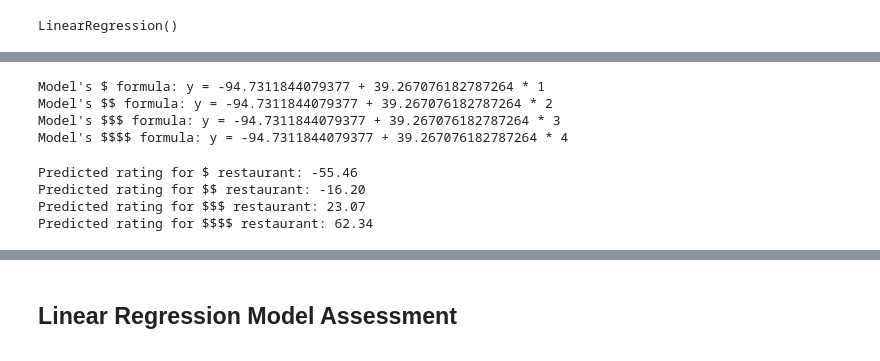
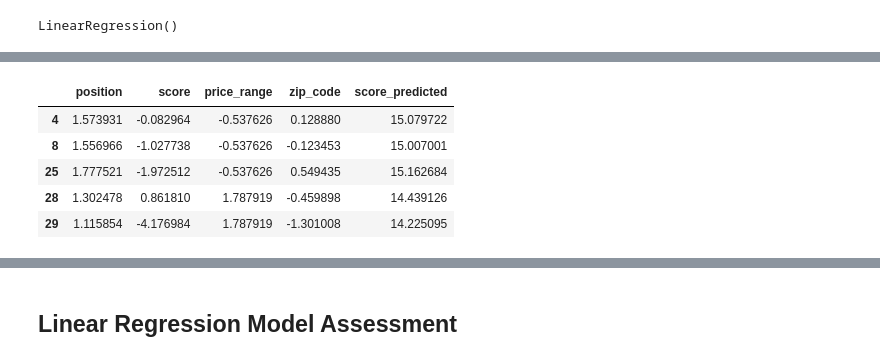
Before and after one commit to vmueller13/Project4_SanAntonioRestaurants, a Jupyter notebook: Restaurants_SanAntonio(after_cleaning).ipynb, the cells around one changed output, grey strips where cells are left out. Drawn from its saved outputs; the diff is of its cells as text; code cells hidden in the pictures.

```diff
--- a/Restaurants_SanAntonio(after_cleaning).ipynb
+++ b/Restaurants_SanAntonio(after_cleaning).ipynb
@@ -137,0 +236,4 @@ clean_copy['price_range'] = clean_copy['price_range'].replace('$$$$', '4')
+# %%
+#select the 'position','price_range', 'zip_code' and set y=score
+X= clean_copy.drop(columns=['score'])
+y = clean_copy['score']
@@ -193,37 +325,16 @@ Model's formula: y = -94.7311844079377 + 39.267076182787264X
-# %%
-# Display the formula to predict the rating for a restaurant based on its price range
-print(f"Model's $ formula: y = {model.intercept_} + {model.coef_[0]} * 1")
-print(f"Model's $$ formula: y = {model.intercept_} + {model.coef_[0]} * 2")
-print(f"Model's $$$ formula: y = {model.intercept_} + {model.coef_[0]} * 3")
-print(f"Model's $$$$ formula: y = {model.intercept_} + {model.coef_[0]} * 4")
-# %% [output]
-Model's $ formula: y = -94.7311844079377 + 39.267076182787264 * 1
-Model's $$ formula: y = -94.7311844079377 + 39.267076182787264 * 2
-Model's $$$ formula: y = -94.7311844079377 + 39.267076182787264 * 3
-Model's $$$$ formula: y = -94.7311844079377 + 39.267076182787264 * 4
-# %%
-#Predict the rating for a restaurant
-y_1=model.intercept_ + model.coef_[0]*1
-y_2=model.intercept_ + model.coef_[0]*2
-y_3=model.intercept_ + model.coef_[0]*3
-y_4=model.intercept_ + model.coef_[0]*4
-
-# Display the prediction
-print(f"Predicted rating for $ restaurant: {y_1:.2f}")
-print(f"Predicted rating for $$ restaurant: {y_2:.2f}")
-print(f"Predicted rating for $$$ restaurant: {y_3:.2f}")
-print(f"Predicted rating for $$$$ restaurant: {y_4:.2f}")
-# %% [output]
-Predicted rating for $ restaurant: -55.46
-Predicted rating for $$ restaurant: -16.20
-Predicted rating for $$$ restaurant: 23.07
-Predicted rating for $$$$ restaurant: 62.34
 # %%
 # Make predictions using the X set
 predicted_y_values = model.predict(X)
 # %%
-# Add a column with the predicted salary values
-df_ratings_predicted["salary_predicted"] = predicted_y_values
+# Add a column with the predicted scores
+clean_copy["score_predicted"] = predicted_y_values
 
 # Display sample data
-df_ratings_predicted.head()
+clean_copy.head()
+# %% [output]
+|  | position | score | price_range | zip_code | score_predicted |
+| 4 | 1.573931 | -0.082964 | -0.537626 | 0.128880 | 15.079722 |
+| 8 | 1.556966 | -1.027738 | -0.537626 | -0.123453 | 15.007001 |
+| 25 | 1.777521 | -1.972512 | -0.537626 | 0.549435 | 15.162684 |
+| 28 | 1.302478 | 0.861810 | 1.787919 | -0.459898 | 14.439126 |
+| 29 | 1.115854 | -4.176984 | 1.787919 | -1.301008 | 14.225095 |
```
Also changed, not shown: parts of 30 cells of this notebook.
